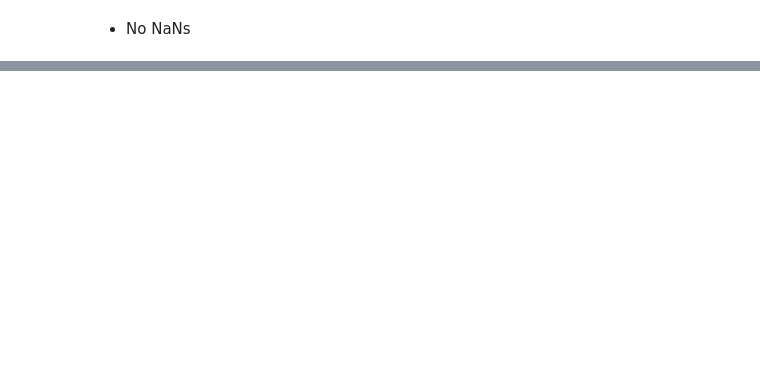
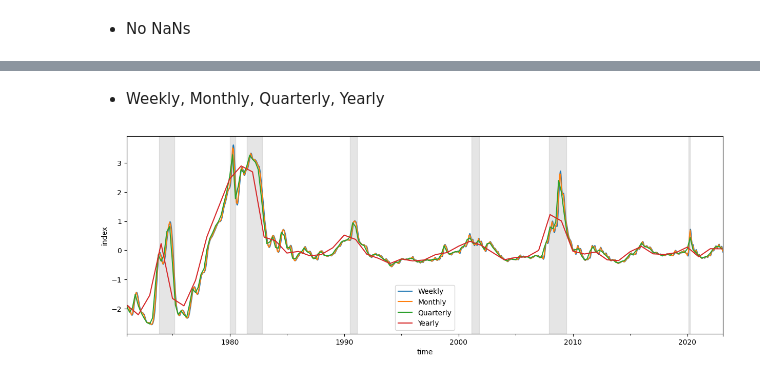
Before and after one commit to YoongsompornT/RecessionPrediction, a Jupyter notebook: EDA/Index5-EDA.ipynb, the cells around one changed output, grey strips where cells are left out. Cells and saved outputs as stored; diff of their text form; code cells hidden in the pictures; blank space fills up the shorter version.

```diff
--- a/EDA/Index5-EDA.ipynb
+++ b/EDA/Index5-EDA.ipynb
@@ -132,0 +143,16 @@ plt.show()
+# %% [markdown]
+- Weekly, Monthly, Quarterly, Yearly
+# %%
+# Plot from all data in weekly, monthly, quarterly
+plot_whole = df_weekly.plot(figsize=(15,5), label="Weekly")
+df_monthly.plot(figsize=(15,5), ax=plot_whole, label="Monthly")
+df_quarterly.plot(figsize=(15,5), ax=plot_whole, label="Quarterly")
+df_yearly.plot(figsize=(15,5), ax=plot_whole, label="Yearly")
+add_recession_region()
+
+plt.xlabel('time')
+plt.ylabel('index')
+plt.legend()
+plt.show()
+# %% [output]
+[figure, added]
```
Also changed, not shown: parts of 64 cells of this notebook, 1 other file.
